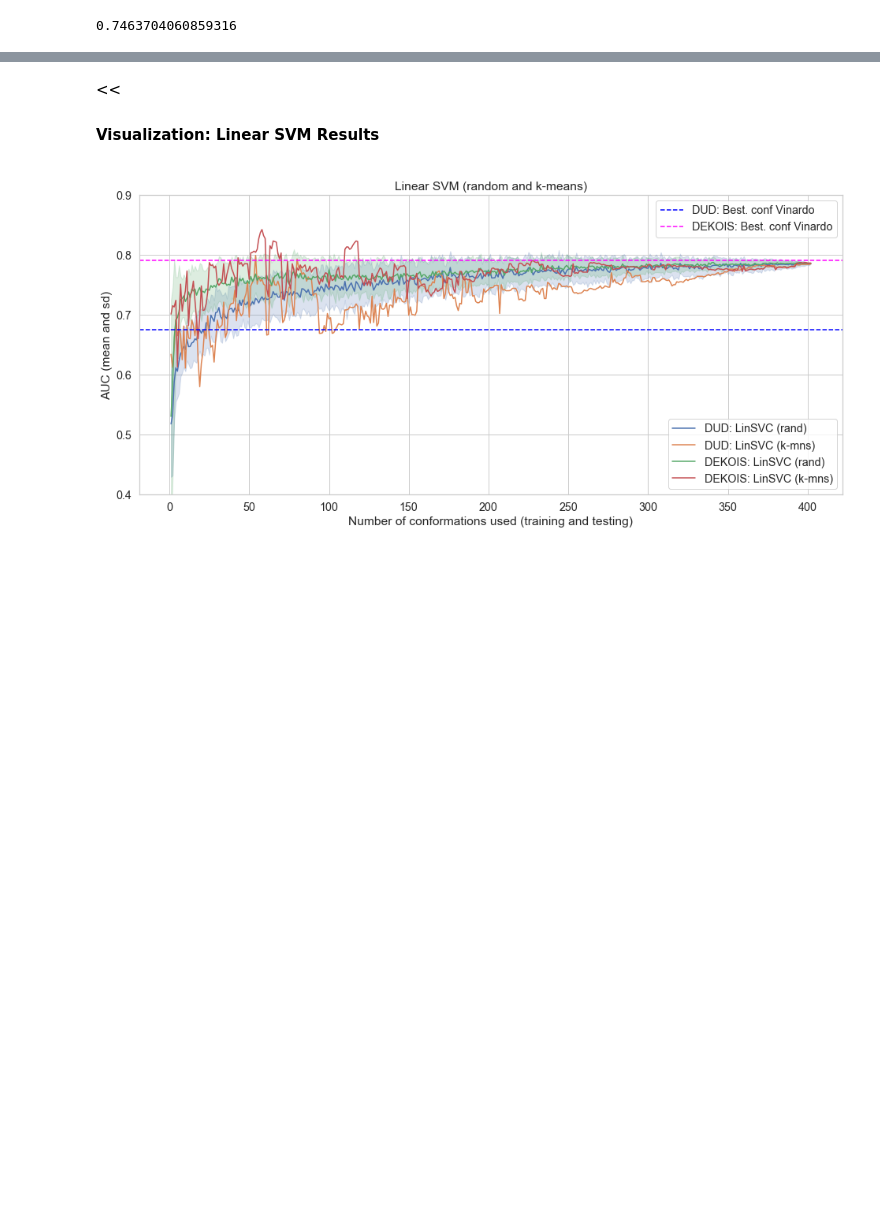
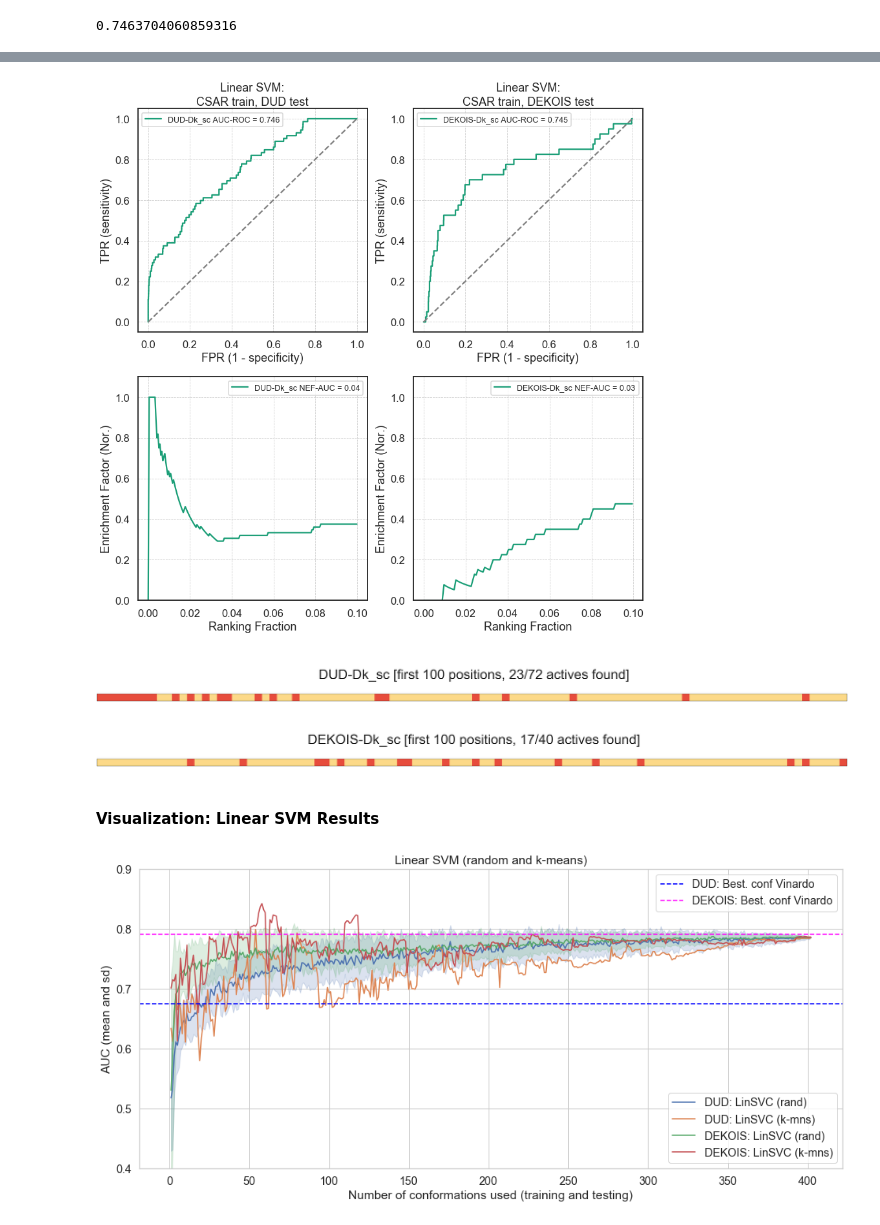
Before and after one commit to jRicciL/CDK2_notebooks, a Jupyter notebook: 6_Machine_Learning_Models/6_ML_models_with_feature_selections.ipynb, the cells around one changed output, grey strips where cells are left out. Cells and saved outputs as stored; diff of their text form; code cells hidden in the pictures; blank space fills up the shorter version.

```diff
--- a/6_Machine_Learning_Models/6_ML_models_with_feature_selections.ipynb
+++ b/6_Machine_Learning_Models/6_ML_models_with_feature_selections.ipynb
@@ -216,5 +212,23 @@ Pipeline(memory=None,
+# %%
+ml_model = SVC
+hyparms = dict(kernel = 'linear', probability = True, C = 0.1)
+
+t_model_w = train_wrapper(train_key = 'CSAR', list_of_scores = ['Dk_sc'], estimator = ml_model,
+                  scores_dic = scores_dic, selected_features = None,
+                  rfe = True, rfe_n_features = 40,
+                  **hyparms)
+
+e_model_w = eval_wrapper(trained_model = t_model_w, test_keys = test_keys, list_of_scores = ['Dk_sc'],
+                  scores_dic = scores_dic, selected_features = None, return_proba = True, decreasing=False)
+# %%
+plot_predict_results(title = 'Linear SVM', predictions = e_model_w,
+                     train_key = train_key, plot_rankings = True, plot_nef = True)
+# %% [output]
+[figure, added]
+[figure, added]
+[figure, added]
 # %% [markdown]
-<<<h4>Visualization: <span class="text-muted">Linear SVM Results</span></h4>
+<h4>Visualization: <span class="text-muted">Linear SVM Results</span></h4>
 # %%
 # Results
 fig, ax = plt.subplots(figsize=(16, 7))
```
Also changed, not shown: parts of 3 cells of this notebook.
